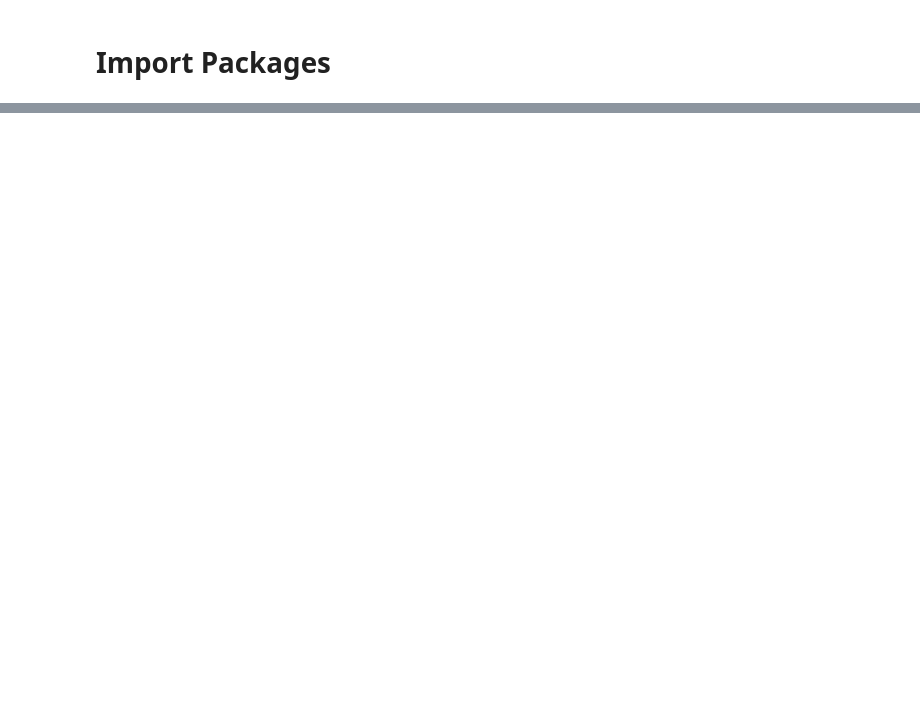
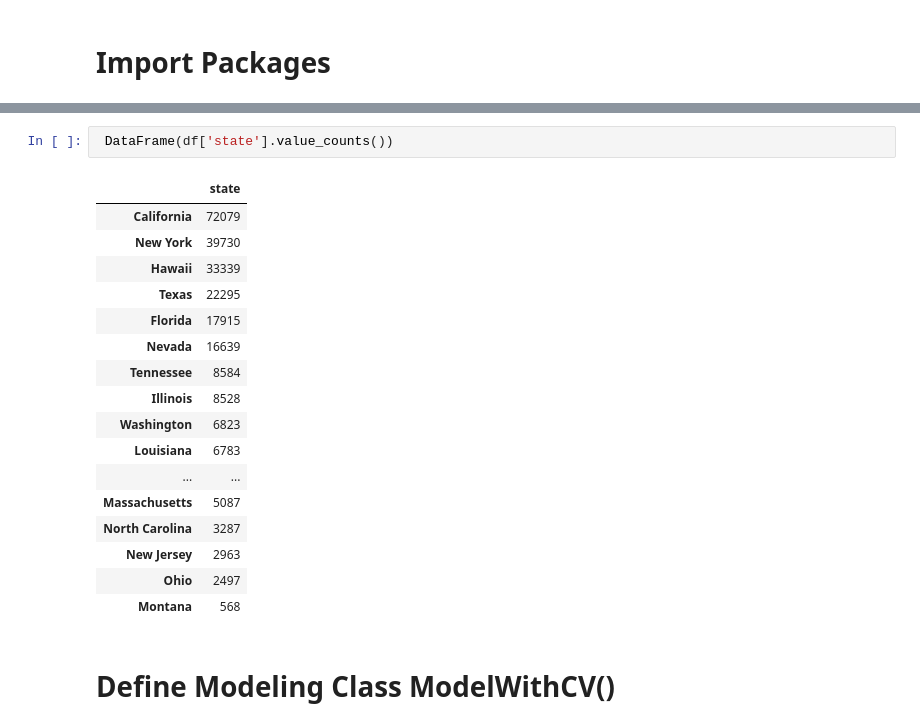
Before and after one commit to clairesarraille/airbnb_price_prediction, a Jupyter notebook: 03_Colab.ipynb, the cells around one changed output, grey strips where cells are left out. Drawn from its saved outputs; the diff is of its cells as text; blank space fills up the shorter version.

```diff
--- a/03_Colab.ipynb
+++ b/03_Colab.ipynb
@@ -55,0 +216,22 @@ df = pd.read_pickle("/content/drive/MyDrive/capstone_data/cleaned_data.pkl")
+# %%
+ DataFrame(df['state'].value_counts())
+# %% [output]
+|  | state |
+| California | 72079 |
+| New York | 39730 |
+| Hawaii | 33339 |
+| Texas | 22295 |
+| Florida | 17915 |
+| Nevada | 16639 |
+| Tennessee | 8584 |
+| Illinois | 8528 |
+| Washington | 6823 |
+| Louisiana | 6783 |
+| ... | ... |
+| Massachusetts | 5087 |
+| North Carolina | 3287 |
+| New Jersey | 2963 |
+| Ohio | 2497 |
+| Montana | 568 |
+# %% [markdown]
+# Define Modeling Class ModelWithCV()
```
Also changed, not shown: parts of 44 cells of this notebook.
